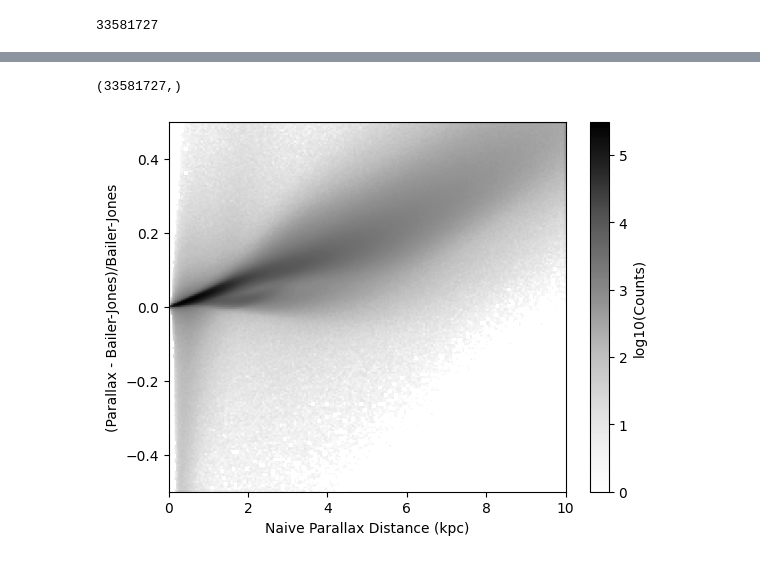
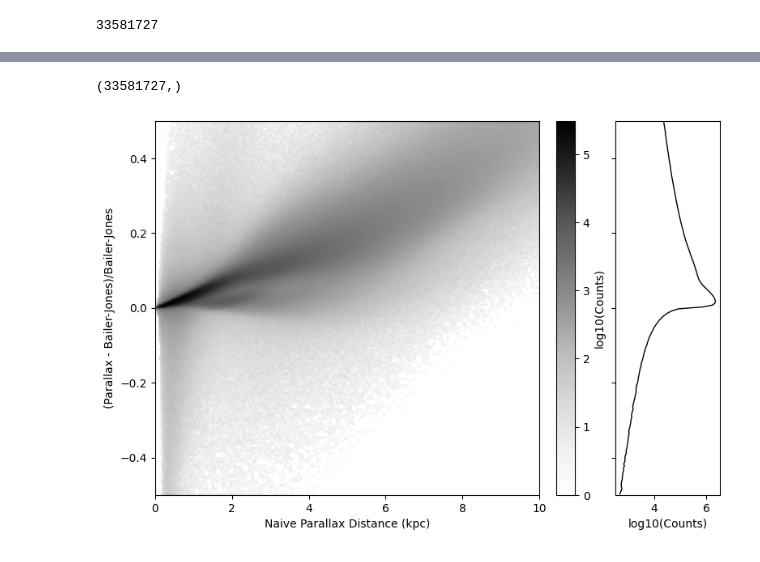
Before and after one commit to wfau/astroflow-community, a Jupyter notebook: science/compare_parallax_BailerJones.ipynb, the cells around one changed output, grey strips where cells are left out. Cells and saved outputs as stored; diff of their text form; code cells hidden in the pictures.

```diff
--- a/science/compare_parallax_BailerJones.ipynb
+++ b/science/compare_parallax_BailerJones.ipynb
@@ -203,10 +196,9 @@ Elapsed time 192.54812049865723
 # %%
-output_path = Path('data/rvs_joined_bailerjones.parquet')
-output_path.parent.mkdir(parents=True, exist_ok=True)
-smalldf_pd.to_parquet(output_path, engine='pyarrow', compression='zstd')
 
-# Optional restart point: read the checkpoint instead of recomputing the join.
-smalldf_pd = pd.read_parquet(output_path, engine='pyarrow')
+smalldf_pd.to_parquet('data/rvs_joined_bailerjones.parquet', engine='pyarrow', compression='zstd')
+
+# read back in as confirmation
+smalldf_pd = pd.read_parquet('data/rvs_joined_bailerjones.parquet', engine='pyarrow')
 
 print(smalldf_pd['r_med_photogeo'].size)
 # %% [output]
@@ -258,40 +256,46 @@ plt.show()
 # %%
-inverse_parallax_distance = 1.0 / smalldf_pd['parallax']
-photogeometric_distance = smalldf_pd['r_med_photogeo'] / 1000.0
-fractional_residual = (
-    (inverse_parallax_distance - photogeometric_distance)
-    / photogeometric_distance
-)
-print(inverse_parallax_distance.shape)
 
-# 1. Define your ranges
+d1 = 1/smalldf_pd['parallax']
+d2 = smalldf_pd['r_med_photogeo']/1000
+print(d1.shape)
+
 x_bounds = (0, 10)
 y_bounds = (-0.5, 0.5)
 
-# 2. Generate the histogram
-H, xe, ye = easy2dhist.hist2d_raw(
-    inverse_parallax_distance, fractional_residual,
-    bins=(200, 200), xrange=x_bounds, yrange=y_bounds,
-)
+y_vals = (d1 - d2) / d2
 
-# 3. Create the extent tuple: [xmin, xmax, ymin, ymax]
+H, xe, ye = easy2dhist.hist2d_raw(d1, y_vals, bins=(200, 200), xrange=x_bounds, yrange=y_bounds)
 plot_extent = [x_bounds[0], x_bounds[1], y_bounds[0], y_bounds[1]]
 
-# 4. Plot with extent and proper origin alignment
-plt.imshow(
-    np.ma.log10(np.ma.masked_equal(H.T, 0)),
+counts, bin_edges = np.histogram(y_vals, bins=200, range=y_bounds)
+bin_centers = 0.5 * (bin_edges[:-1] + bin_edges[1:])
+
+fig = plt.figure(figsize=(9, 6))
+gs = gridspec.GridSpec(1, 2, width_ratios=[4, 1], wspace=0.15)
+
+ax_main = fig.add_subplot(gs[0])
+ax_hist = fig.add_subplot(gs[1], sharey=ax_main)
+
+# Main 2D histogram panel
+im = ax_main.imshow(
+    np.log10(H.T),
     extent=plot_extent,
     origin='lower',
     aspect='auto',
-    cmap='Greys'
+    cmap=cm.Greys
 )
-plt.xlabel('Naive Parallax Distance (kpc)')
-plt.ylabel('(Parallax - Bailer-Jones)/Bailer-Jones')
+ax_main.set_xlabel('Naive Parallax Distance (kpc)')
+ax_main.set_ylabel('(Parallax - Bailer-Jones)/Bailer-Jones')
+fig.colorbar(im, ax=ax_main, label='log10(Counts)', fraction=0.046, pad=0.04)
 
-plt.title('Uncorrected Gaia catalog parallax')
-plt.colorbar(label='log10(Counts)')
-plt.tight_layout()
+# Side panel: log10(counts) plotted as a curve against bin_centers on the y-axis
+log_counts = np.log10(counts, where=counts > 0, out=np.full_like(counts, np.nan, dtype=float))
+ax_hist.plot(log_counts, bin_centers, color='black', lw=1)
+ax_hist.set_xlabel('log10(Counts)')
+
+plt.setp(ax_hist.get_yticklabels(), visible=False)
+
 plt.show()
 # %% [output]
 (33581727,)
-[figure, old version]
+[figure, new version]
```
Also changed, not shown: parts of 33 cells of this notebook.
